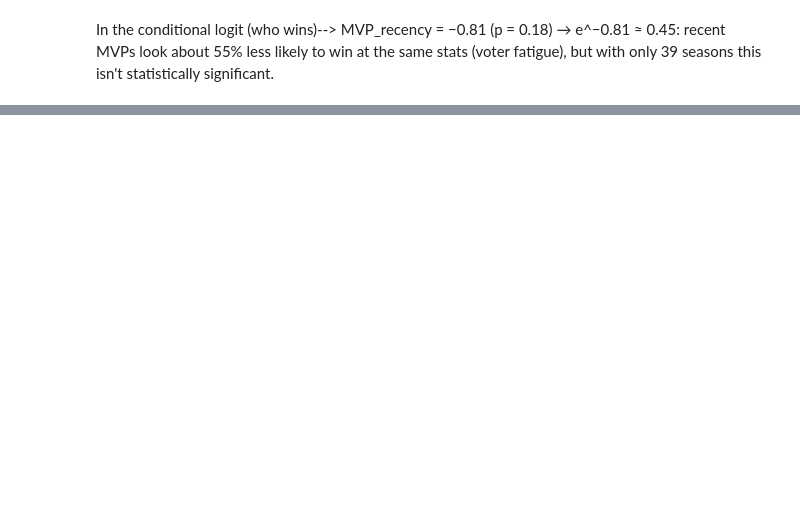
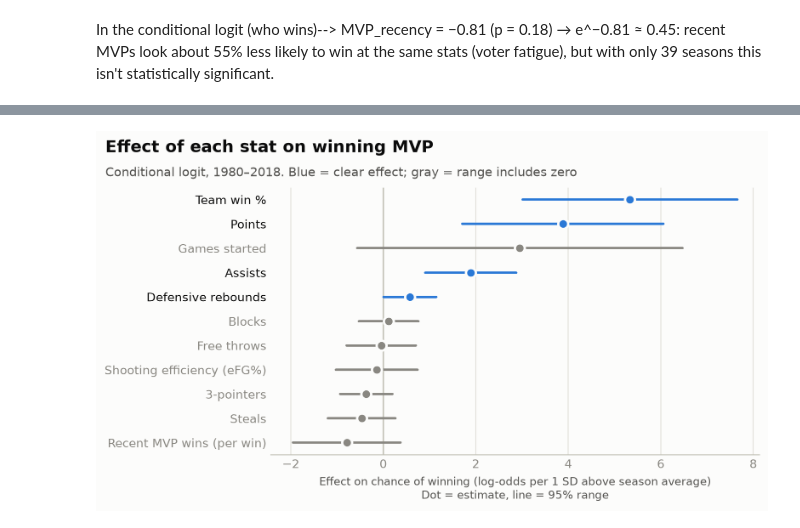
Before and after one commit to Erdos-Projects/fall-2026-nba-mvp-prediction, a Jupyter notebook: model/binomial_model_nt.ipynb, the cells around one changed output, grey strips where cells are left out. Drawn from its saved outputs; the diff is of its cells as text; code cells hidden in the pictures; blank space fills up the shorter version.

```diff
--- a/model/binomial_model_nt.ipynb
+++ b/model/binomial_model_nt.ipynb
@@ -378,0 +604,38 @@ PTS: picked MVP in 4/18 seasons, real winner's avg rank=8.89
+# %%
+#shared chart for "what each model learned": one dot + 95% range per stat, sorted, blue if the range is clear of zero
+names = {'PTS_z': 'Points', 'W%_z': 'Team win %', 'FT_z': 'Free throws', 'eFG%_z': 'Shooting efficiency (eFG%)',
+         'DRB_z': 'Defensive rebounds', 'AST_z': 'Assists', 'BLK_z': 'Blocks', 'STL_z': 'Steals',
+         'GS_z': 'Games started', '3P_z': '3-pointers', 'MVP_recency': 'Recent MVP wins (per win)'}
+def label(f):
+    return names.get(f, names.get(f + '_z', f))
+
+def plot_ranges(c, xlabel, main, sub, fname):
+    # c: DataFrame indexed by feature, with columns est, lo, hi
+    c = c.sort_values('est')
+    clear = (c['lo'] > 0) | (c['hi'] < 0)          # range doesn't cross zero
+    fig, ax = new_chart((8, 4.6))
+    ax.axvline(0, color=AXIS, linewidth=1.2, zorder=1)
+    for i, (feat, r) in enumerate(c.iterrows()):
+        col = BLUE if clear[feat] else MUTED
+        ax.plot([r.lo, r.hi], [i, i], color=col, linewidth=2, solid_capstyle='round', zorder=2)
+        ax.scatter(r.est, i, s=70, color=col, edgecolor=SURFACE, linewidth=2, zorder=3)
+    ax.set_yticks(range(len(c)))
+    ax.set_yticklabels([label(f) for f in c.index])
+    for lab, feat in zip(ax.get_yticklabels(), c.index):
+        lab.set_color(INK if clear[feat] else MUTED)
+    ax.set_xlabel(xlabel, color=INK2, fontsize=9.5)
+    add_titles(fig, main, sub)
+    fig.tight_layout(rect=(0, 0, 1, 0.87))
+    fig.savefig(OUT / fname, facecolor=SURFACE)
+    plt.show()
+# %%
+#conditional logit: effect of each stat on winning
+ci = clogit.conf_int()
+c = pd.DataFrame({'est': clogit.params, 'lo': ci[0], 'hi': ci[1]})
+plot_ranges(c,
+    'Effect on chance of winning (log-odds per 1 SD above season average)\nDot = estimate, line = 95% range',
+    'Effect of each stat on winning MVP',
+    'Conditional logit, 1980–2018. Blue = clear effect; gray = range includes zero',
+    'what_wins_mvp.png')
+# %% [output]
+[figure, added]
```
Also changed, not shown: parts of 36 cells of this notebook, 15 other files.
